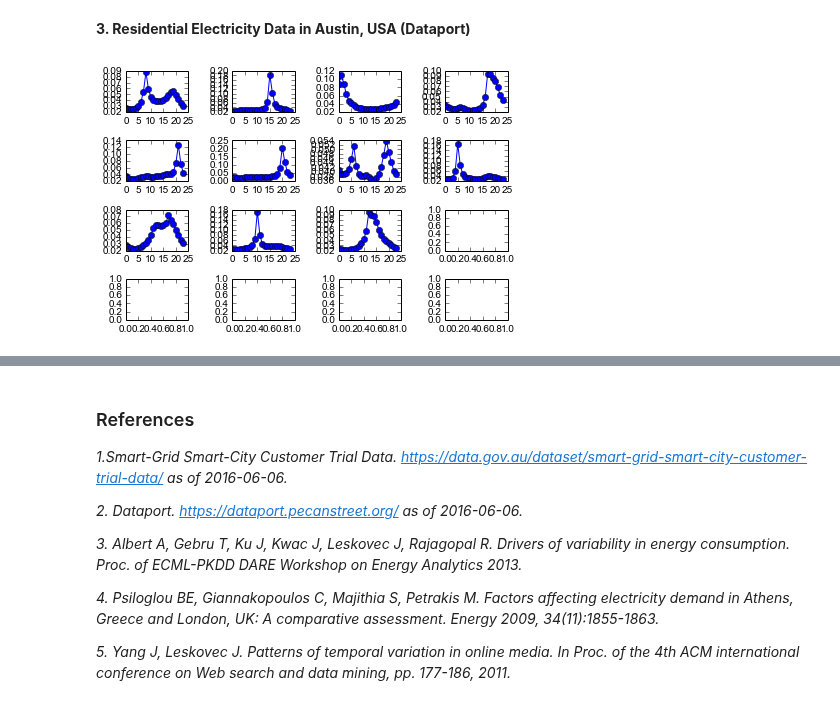
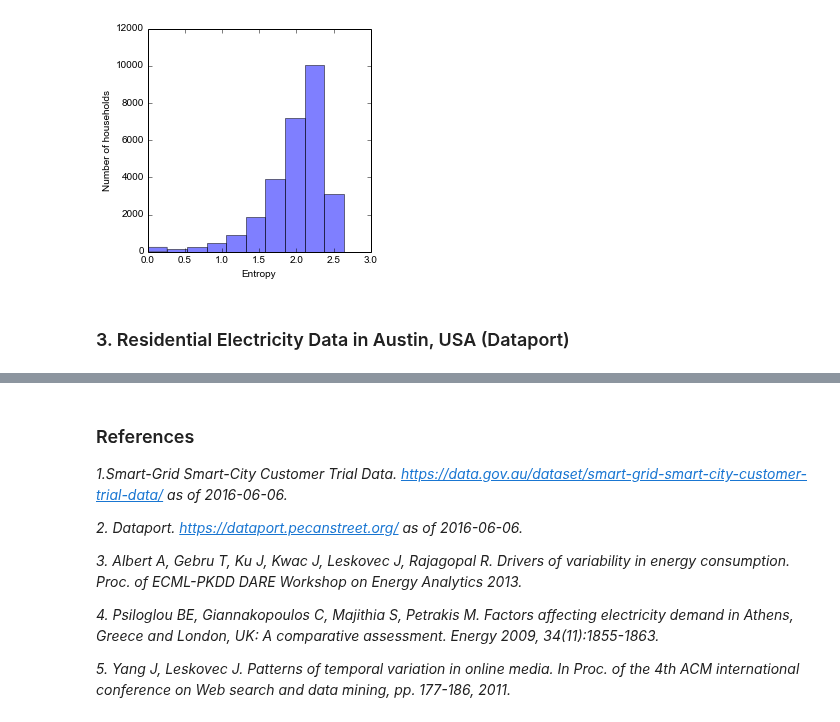
Before and after one commit to xiufengliu/SmartMeterDataAnalytics, a Jupyter notebook: experiments/clustering/Figures.ipynb, the cells around one changed output, grey strips where cells are left out. Cells and saved outputs as stored; diff of their text form; code cells hidden in the pictures.

```diff
--- a/experiments/clustering/Figures.ipynb
+++ b/experiments/clustering/Figures.ipynb
@@ -168,17 +148,6 @@ plt.xlabel('Entropy')
+# %%
+plot_entropy('essex_entropy.csv')
+# %% [output]
+[figure, added]
 # %% [markdown]
-**3. Residential Electricity Data in Austin, USA (Dataport)**
+### 3. Residential Electricity Data in Austin, USA (Dataport)
-# %%
-data = np.loadtxt("dataport_centroids.csv", delimiter=',')
-
-fig, axs= plt.subplots(nrows=4, ncols=4)
-i = 0
-for row in axs:
-    for ax in row:
-        if i<len(data):
-            example_plot(ax,data[i])
-            i = i+1
-plt.tight_layout()
-
-plt.show()
-# %% [output]
-[figure, removed]
```
Also changed, not shown: parts of 22 cells of this notebook, 1 other file.
